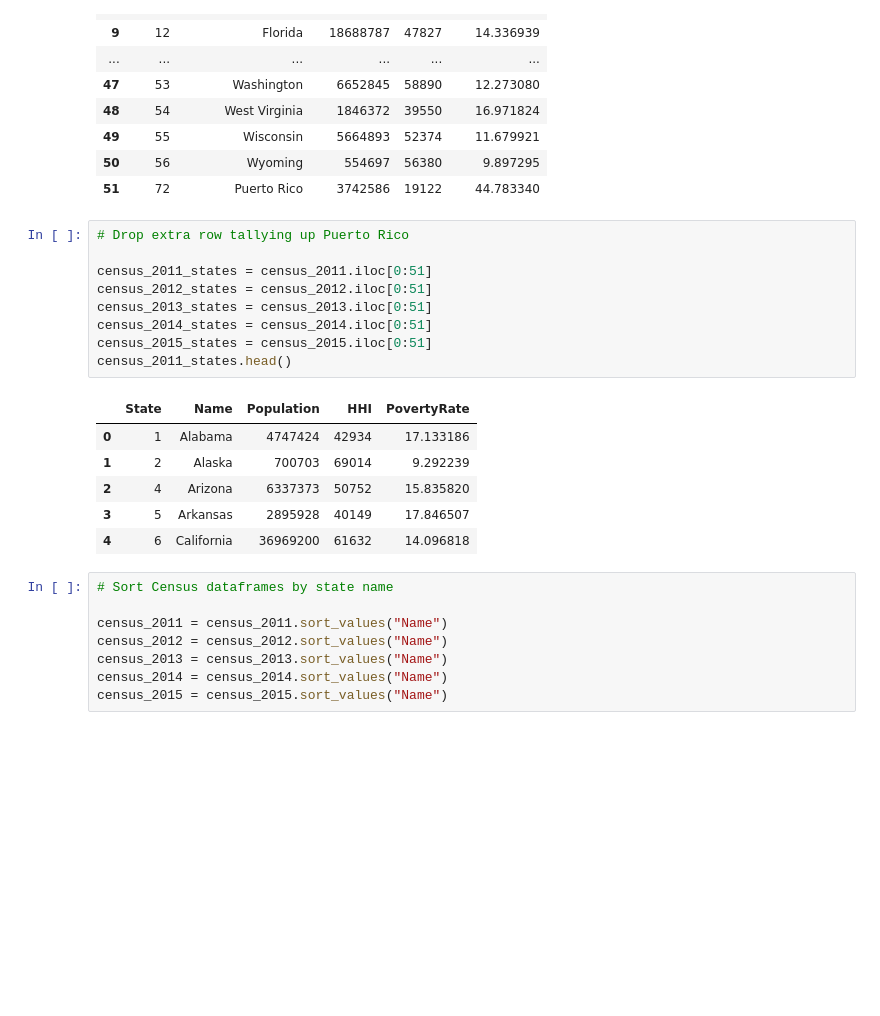
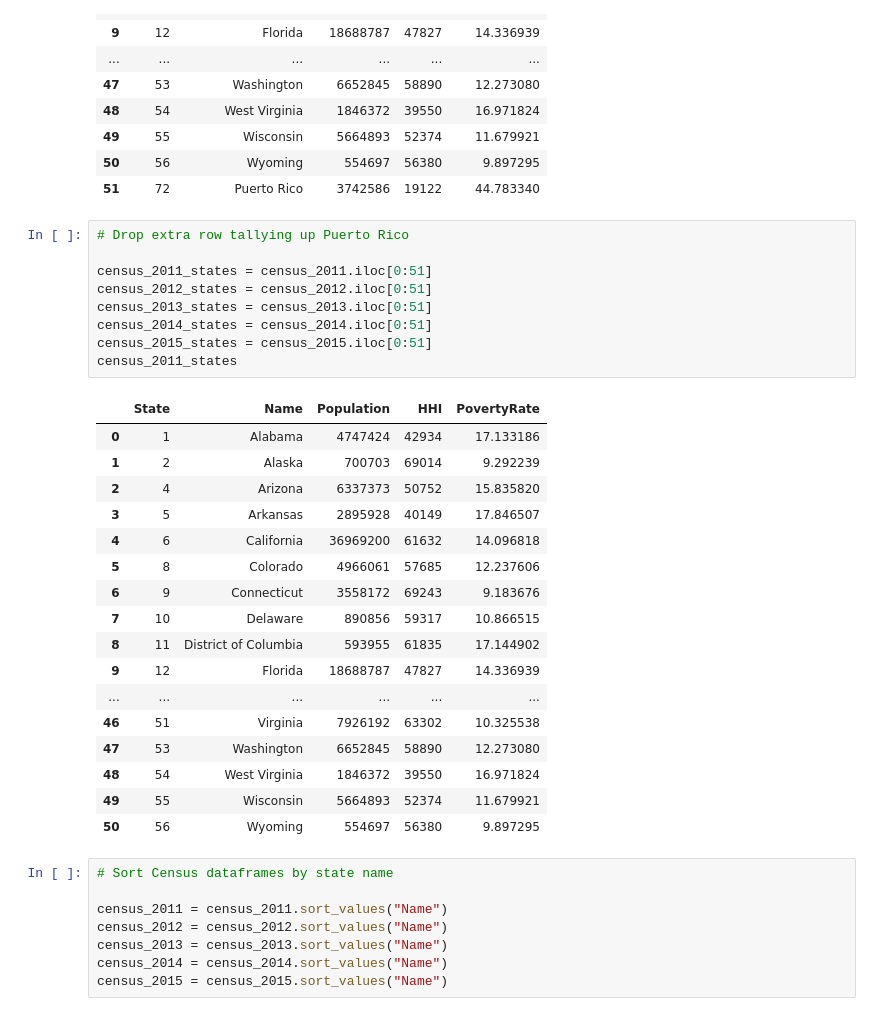
Before and after one commit to nathanprows77/Quality_of_Life, a Jupyter notebook: Data prep/Tableau_data.ipynb, the cells around one changed output. Cells and saved outputs as stored; diff of their text form; blank space fills up the shorter version.

```diff
--- a/Data prep/Tableau_data.ipynb
+++ b/Data prep/Tableau_data.ipynb
@@ -212,19 +243,30 @@ census_2011
 # %%
 # Drop extra row tallying up Puerto Rico
 
 census_2011_states = census_2011.iloc[0:51]
 census_2012_states = census_2012.iloc[0:51]
 census_2013_states = census_2013.iloc[0:51]
 census_2014_states = census_2014.iloc[0:51]
 census_2015_states = census_2015.iloc[0:51]
-census_2011_states.head()
+census_2011_states
 # %% [output]
 |  | State | Name | Population | HHI | PovertyRate |
 | 0 | 1 | Alabama | 4747424 | 42934 | 17.133186 |
 | 1 | 2 | Alaska | 700703 | 69014 | 9.292239 |
 | 2 | 4 | Arizona | 6337373 | 50752 | 15.835820 |
 | 3 | 5 | Arkansas | 2895928 | 40149 | 17.846507 |
 | 4 | 6 | California | 36969200 | 61632 | 14.096818 |
+| 5 | 8 | Colorado | 4966061 | 57685 | 12.237606 |
+| 6 | 9 | Connecticut | 3558172 | 69243 | 9.183676 |
+| 7 | 10 | Delaware | 890856 | 59317 | 10.866515 |
+| 8 | 11 | District of Columbia | 593955 | 61835 | 17.144902 |
+| 9 | 12 | Florida | 18688787 | 47827 | 14.336939 |
+| ... | ... | ... | ... | ... | ... |
+| 46 | 51 | Virginia | 7926192 | 63302 | 10.325538 |
+| 47 | 53 | Washington | 6652845 | 58890 | 12.273080 |
+| 48 | 54 | West Virginia | 1846372 | 39550 | 16.971824 |
+| 49 | 55 | Wisconsin | 5664893 | 52374 | 11.679921 |
+| 50 | 56 | Wyoming | 554697 | 56380 | 9.897295 |
 # %%
 # Sort Census dataframes by state name
 
```
Also changed, not shown: parts of 32 cells of this notebook.
